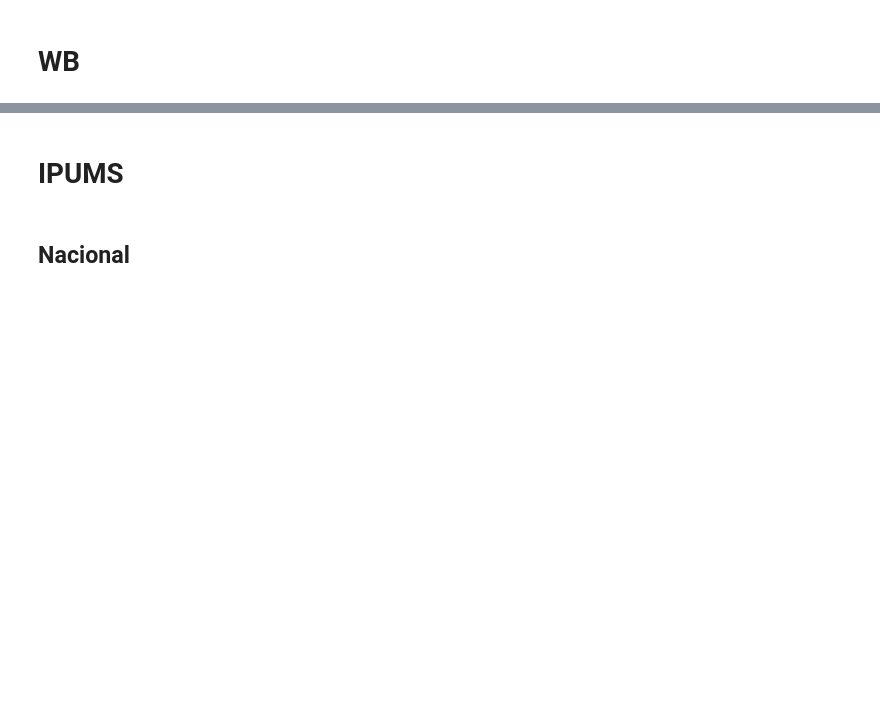
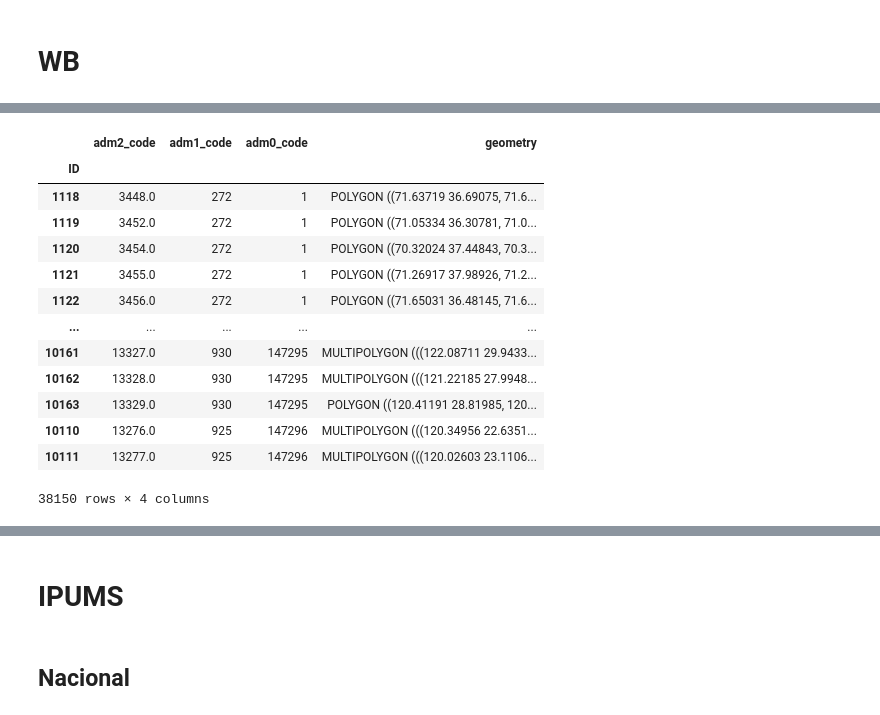
Before and after one commit to Queeno11/CLIENT-v2, a Jupyter notebook: 06_bases_webpage.ipynb, the cells around one changed output, grey strips where cells are left out. Drawn from its saved outputs; the diff is of its cells as text; code cells hidden in the pictures; blank space fills up the shorter version.

```diff
--- a/06_bases_webpage.ipynb
+++ b/06_bases_webpage.ipynb
@@ -129,0 +215,17 @@ for shock in ["floods", "drought", "hurricanes", "intenserain", "heatwaves", "co
+# %%
+gdf
+# %% [output]
+|  | adm2_code | adm1_code | adm0_code | geometry |
+| ID |  |  |  |  |
+| 1118 | 3448.0 | 272 | 1 | POLYGON ((71.63719 36.69075, 71.6... |
+| 1119 | 3452.0 | 272 | 1 | POLYGON ((71.05334 36.30781, 71.0... |
+| 1120 | 3454.0 | 272 | 1 | POLYGON ((70.32024 37.44843, 70.3... |
+| 1121 | 3455.0 | 272 | 1 | POLYGON ((71.26917 37.98926, 71.2... |
+| 1122 | 3456.0 | 272 | 1 | POLYGON ((71.65031 36.48145, 71.6... |
+| ... | ... | ... | ... | ... |
+| 10161 | 13327.0 | 930 | 147295 | MULTIPOLYGON (((122.08711 29.9433... |
+| 10162 | 13328.0 | 930 | 147295 | MULTIPOLYGON (((121.22185 27.9948... |
+| 10163 | 13329.0 | 930 | 147295 | POLYGON ((120.41191 28.81985, 120... |
+| 10110 | 13276.0 | 925 | 147296 | MULTIPOLYGON (((120.34956 22.6351... |
+| 10111 | 13277.0 | 925 | 147296 | MULTIPOLYGON (((120.02603 23.1106... |
+38150 rows × 4 columns
```
Also changed, not shown: parts of 14 cells of this notebook, 3 other files.
